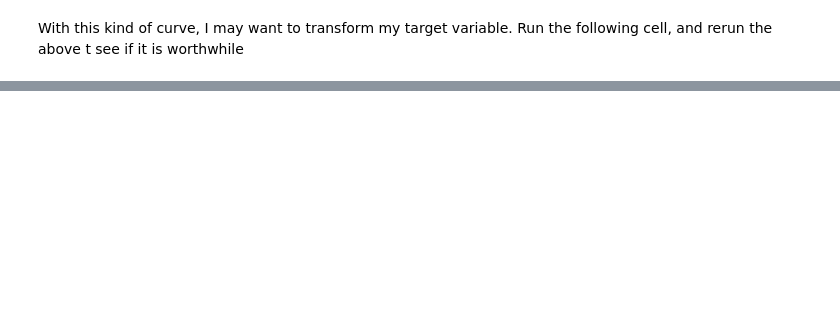
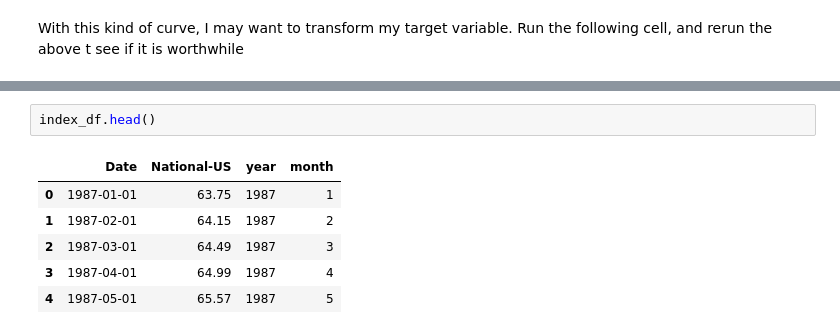
Before and after one commit to DJGump/module-work-DSI06, a Jupyter notebook: week7_dgump/Assignments/Model Eval Challenge.ipynb, the cells around one changed output, grey strips where cells are left out. Drawn from its saved outputs; the diff is of its cells as text; blank space fills up the shorter version.

```diff
--- a/week7_dgump/Assignments/Model Eval Challenge.ipynb
+++ b/week7_dgump/Assignments/Model Eval Challenge.ipynb
@@ -658,0 +795,9 @@ sns.pairplot(houses)
+# %%
+index_df.head()
+# %% [output]
+|  | Date | National-US | year | month |
+| 0 | 1987-01-01 | 63.75 | 1987 | 1 |
+| 1 | 1987-02-01 | 64.15 | 1987 | 2 |
+| 2 | 1987-03-01 | 64.49 | 1987 | 3 |
+| 3 | 1987-04-01 | 64.99 | 1987 | 4 |
+| 4 | 1987-05-01 | 65.57 | 1987 | 5 |
```
Also changed, not shown: parts of 41 cells of this notebook, 3 other files.
